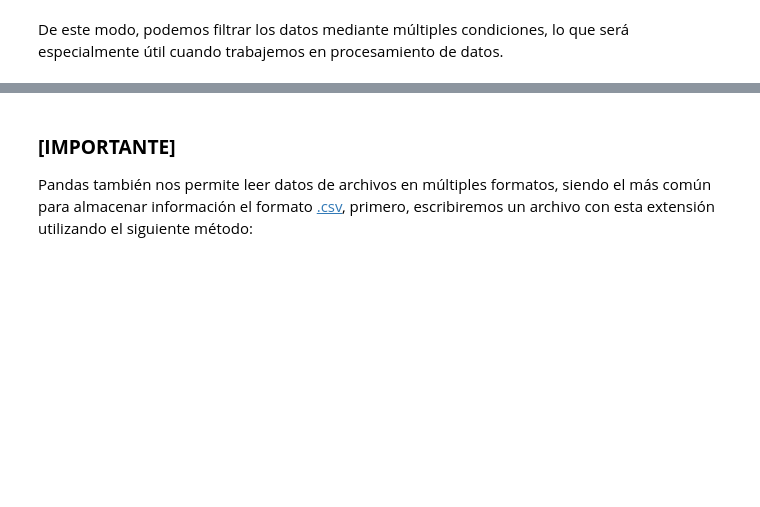
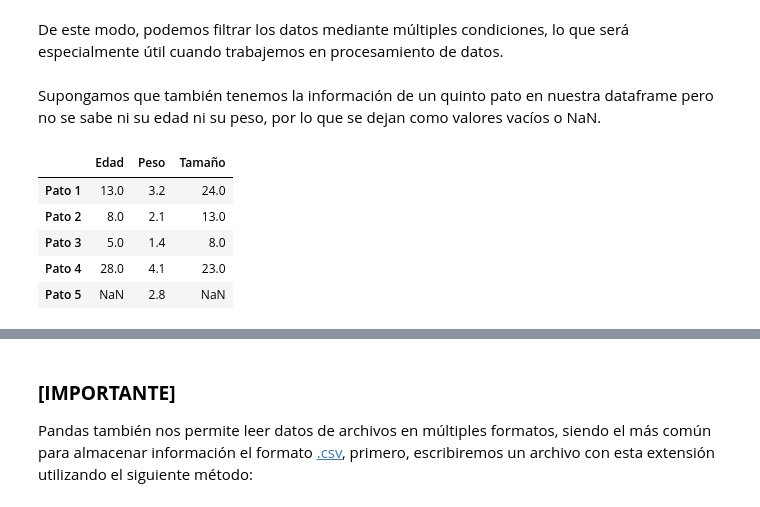
Before and after one commit to IIC2613-Inteligencia-Artificial-2022-2/Syllabus, a Jupyter notebook: Ayudantías/Ayudantía 7/Ayudantia_7.ipynb, the cells around one changed output, grey strips where cells are left out. Drawn from its saved outputs; the diff is of its cells as text; code cells hidden in the pictures; blank space fills up the shorter version.

```diff
--- a/Ayudantías/Ayudantía 7/Ayudantia_7.ipynb
+++ b/Ayudantías/Ayudantía 7/Ayudantia_7.ipynb
@@ -255,3 +255,15 @@ df_patos.loc[df_patos["Edad"] > 10] # Así obtenemos todos los patos con más de
 | Pato 4 | 28.0 | 4.1 | 23.0 |
 # %% [markdown]
 De este modo, podemos filtrar los datos mediante múltiples condiciones, lo que será especialmente útil cuando trabajemos en procesamiento de datos.
+# %% [markdown]
+Supongamos que también tenemos la información de un quinto pato en nuestra dataframe pero no se sabe ni su edad ni su peso, por lo que se dejan como valores vacíos o NaN.
+# %%
+df_patos.loc["Pato 5"] = [np.nan, 2.8, np.nan]
+df_patos
+# %% [output]
+|  | Edad | Peso | Tamaño |
+| Pato 1 | 13.0 | 3.2 | 24.0 |
+| Pato 2 | 8.0 | 2.1 | 13.0 |
+| Pato 3 | 5.0 | 1.4 | 8.0 |
+| Pato 4 | 28.0 | 4.1 | 23.0 |
+| Pato 5 | NaN | 2.8 | NaN |
```
Also changed, not shown: parts of 4 cells of this notebook.
